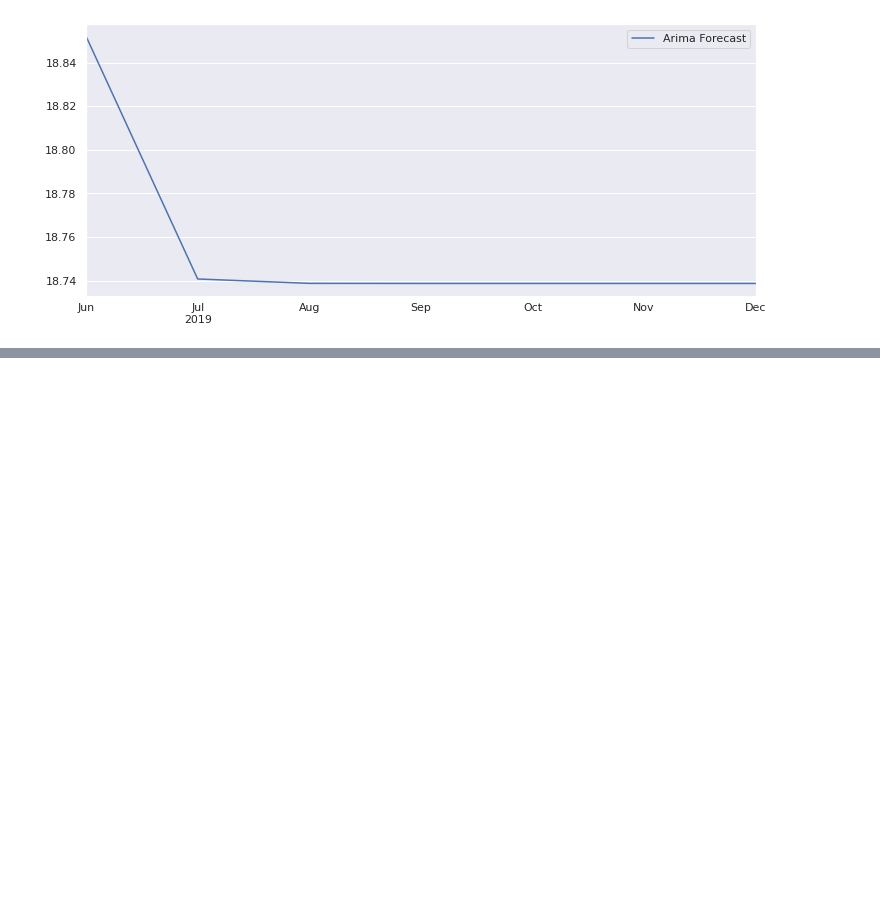
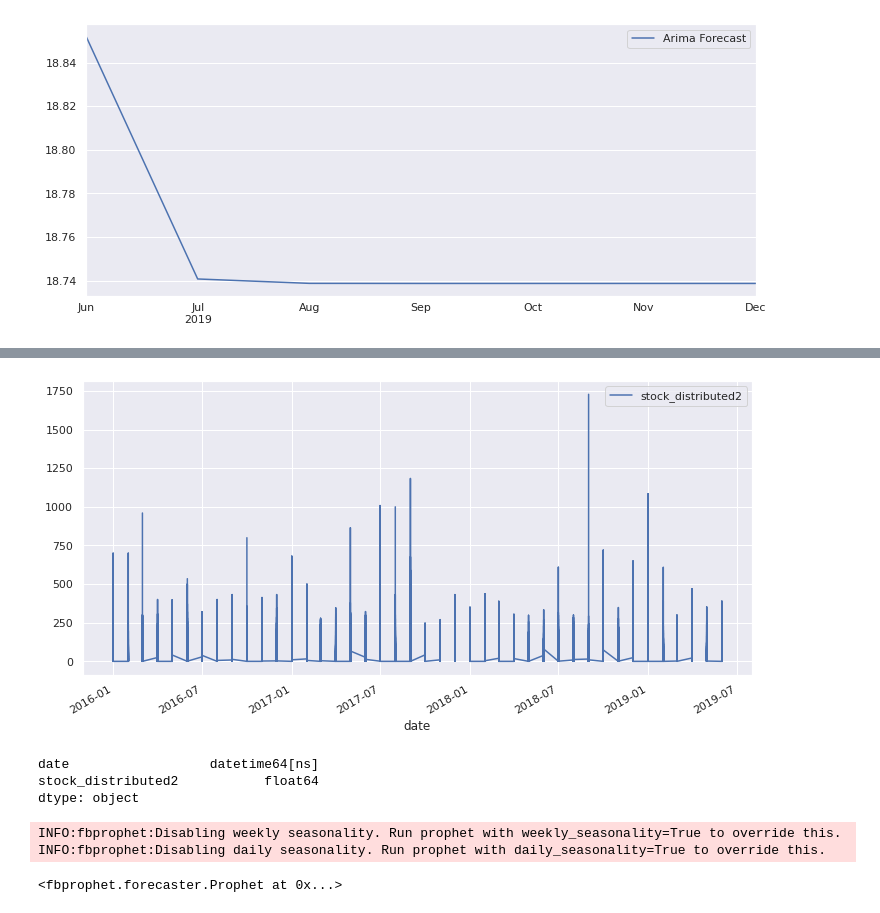
Before and after one commit to Viviankatheu/Future-Contraceptive-Use, a Jupyter notebook: Intelligent_Forecasting_Challenge_Model_Future_Contraceptive__Use_in_Cote_d'Ivoire.ipynb, the cells around one changed output, grey strips where cells are left out. Cells and saved outputs as stored; diff of their text form; code cells hidden in the pictures; blank space fills up the shorter version.

Commit message:
Added Prophet Model

```diff
--- a/Intelligent_Forecasting_Challenge_Model_Future_Contraceptive__Use_in_Cote_d'Ivoire.ipynb
+++ b/Intelligent_Forecasting_Challenge_Model_Future_Contraceptive__Use_in_Cote_d'Ivoire.ipynb
@@ -524,7 +539,7 @@ dtype: int64
 df['date'] = df['year'].astype(str) + '-' + df['month'].astype(str)
 
 df['date'] = pd.to_datetime(df['date'],yearfirst=True)
-
+df1 = df.copy()
 df = df.set_index('date')
 df.head()
 # %% [output]
@@ -1437,0 +1465,3 @@ predict.plot(figsize=(12,5), legend = True)
+# %%
+df2 = df1[['date','stock_distributed2']]
+df2.head()
@@ -1437,0 +1484,3 @@ predict.plot(figsize=(12,5), legend = True)
+# %%
+df2.date = pd.to_datetime(df2.date)
+df2.head()
@@ -1437,0 +1494,27 @@ predict.plot(figsize=(12,5), legend = True)
+# %%
+df2.plot(x='date')
+plt.show()
+# %% [output]
+[figure, added]
+# %%
+# Confirming our data types
+df2.dtypes
+# %% [output]
+date                  datetime64[ns]
+stock_distributed2           float64
+dtype: object
+# %%
+# fit prophet model on our dataset
+
+from pandas import to_datetime
+from fbprophet import Prophet
+
+df2.columns = ['ds', 'y']
+# define the model
+model = Prophet()
+# fit the model
+model.fit(df2)
+# %% [output]
+INFO:fbprophet:Disabling weekly seasonality. Run prophet with weekly_seasonality=True to override this.
+INFO:fbprophet:Disabling daily seasonality. Run prophet with daily_seasonality=True to override this.
+<fbprophet.forecaster.Prophet at 0x...>
```
Also changed, not shown: parts of 15 cells of this notebook.
